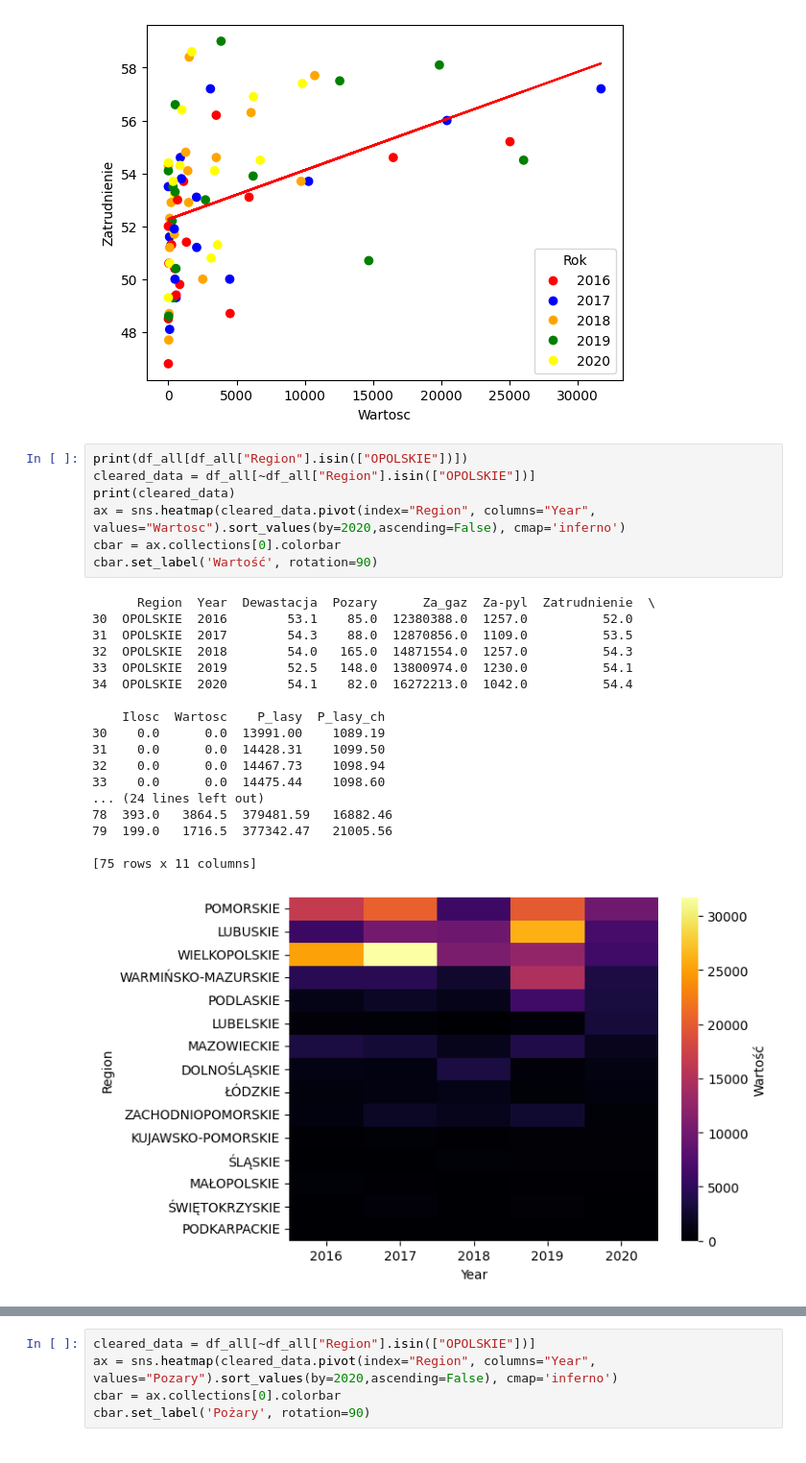
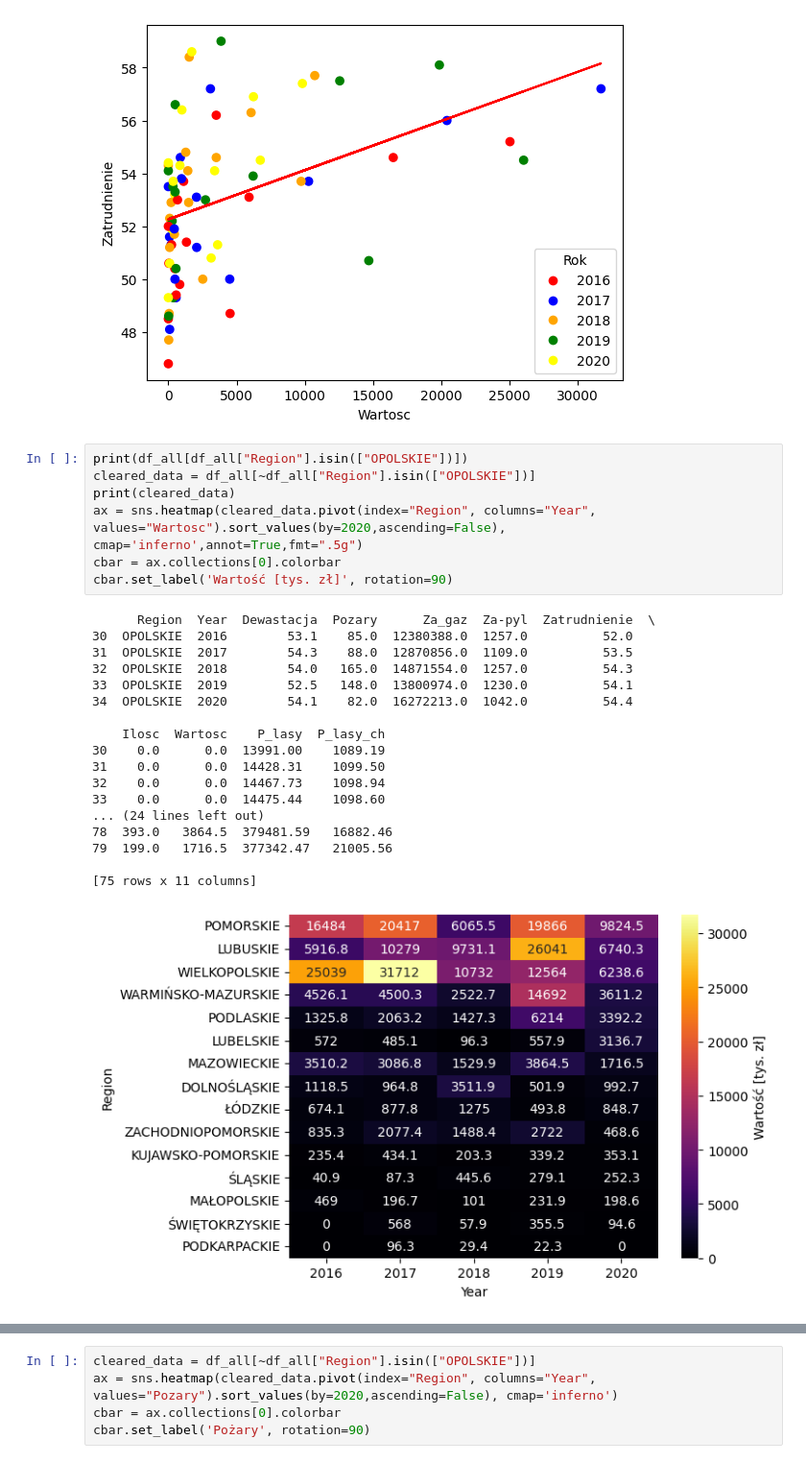
Before and after one commit to AleksandraJuchniewicz/Analiza-danych, a Jupyter notebook: Wykresy.ipynb, the cells around one changed output, grey strips where cells are left out. Shown at 96% size. Cells and saved outputs as stored; diff of their text form.

```diff
--- a/Wykresy.ipynb
+++ b/Wykresy.ipynb
@@ -766,28 +747,28 @@ plt.show()
 # %%
 print(df_all[df_all["Region"].isin(["OPOLSKIE"])])
 cleared_data = df_all[~df_all["Region"].isin(["OPOLSKIE"])]
 print(cleared_data)
-ax = sns.heatmap(cleared_data.pivot(index="Region", columns="Year", values="Wartosc").sort_values(by=2020,ascending=False), cmap='inferno')
+ax = sns.heatmap(cleared_data.pivot(index="Region", columns="Year", values="Wartosc").sort_values(by=2020,ascending=False), cmap='inferno',annot=True,fmt=".5g")
 cbar = ax.collections[0].colorbar
-cbar.set_label('Wartość', rotation=90)
+cbar.set_label('Wartość [tys. zł]', rotation=90)
 # %% [output]
       Region  Year  Dewastacja  Pozary      Za_gaz  Za-pyl  Zatrudnienie  \
 30  OPOLSKIE  2016        53.1    85.0  12380388.0  1257.0          52.0
 31  OPOLSKIE  2017        54.3    88.0  12870856.0  1109.0          53.5
 32  OPOLSKIE  2018        54.0   165.0  14871554.0  1257.0          54.3
 33  OPOLSKIE  2019        52.5   148.0  13800974.0  1230.0          54.1
 34  OPOLSKIE  2020        54.1    82.0  16272213.0  1042.0          54.4
 
     Ilosc  Wartosc    P_lasy  P_lasy_ch
 30    0.0      0.0  13991.00    1089.19
 31    0.0      0.0  14428.31    1099.50
 32    0.0      0.0  14467.73    1098.94
 33    0.0      0.0  14475.44    1098.60
 ... (24 lines left out)
 78  393.0   3864.5  379481.59   16882.46
 79  199.0   1716.5  377342.47   21005.56
 
 [75 rows x 11 columns]
-[figure, old version]
+[figure, new version]
 # %%
 cleared_data = df_all[~df_all["Region"].isin(["OPOLSKIE"])]
```
Also changed, not shown: parts of 7 cells of this notebook.
